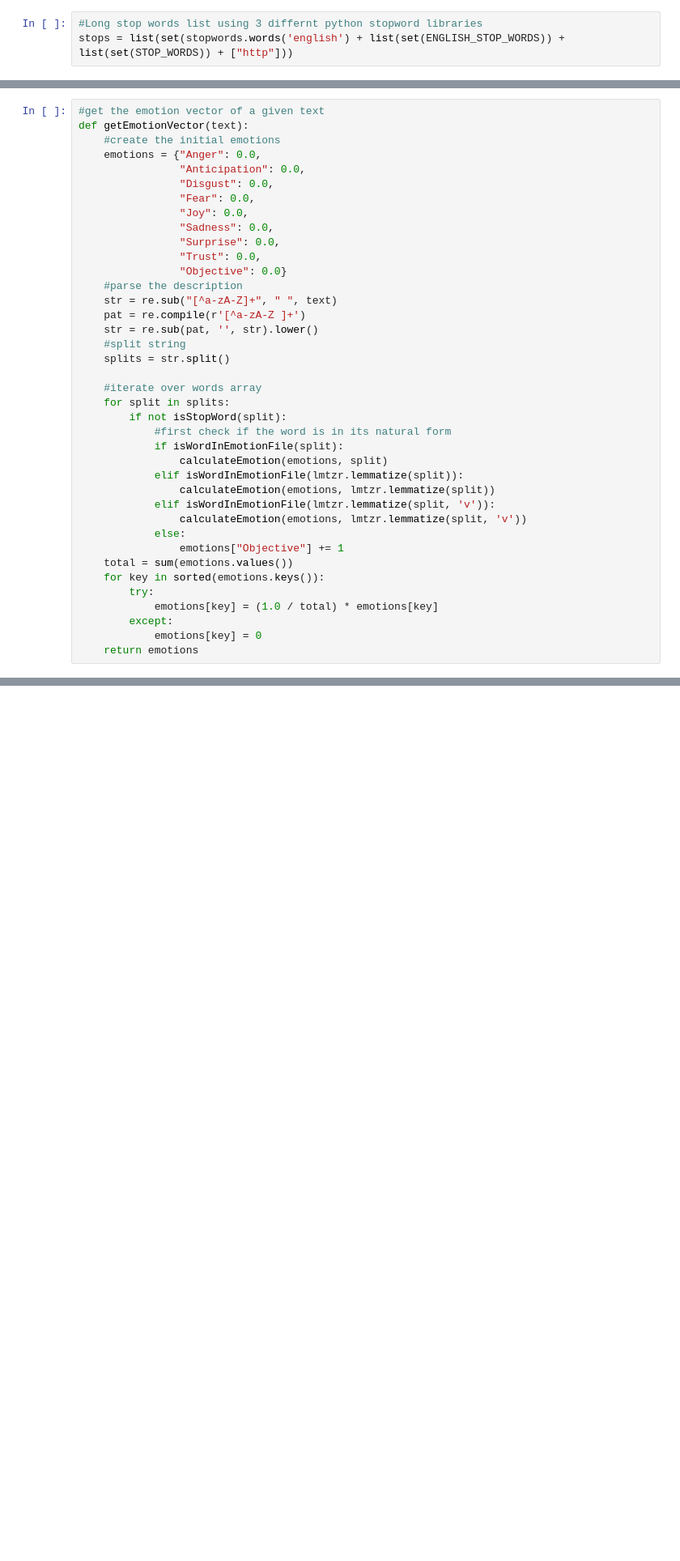
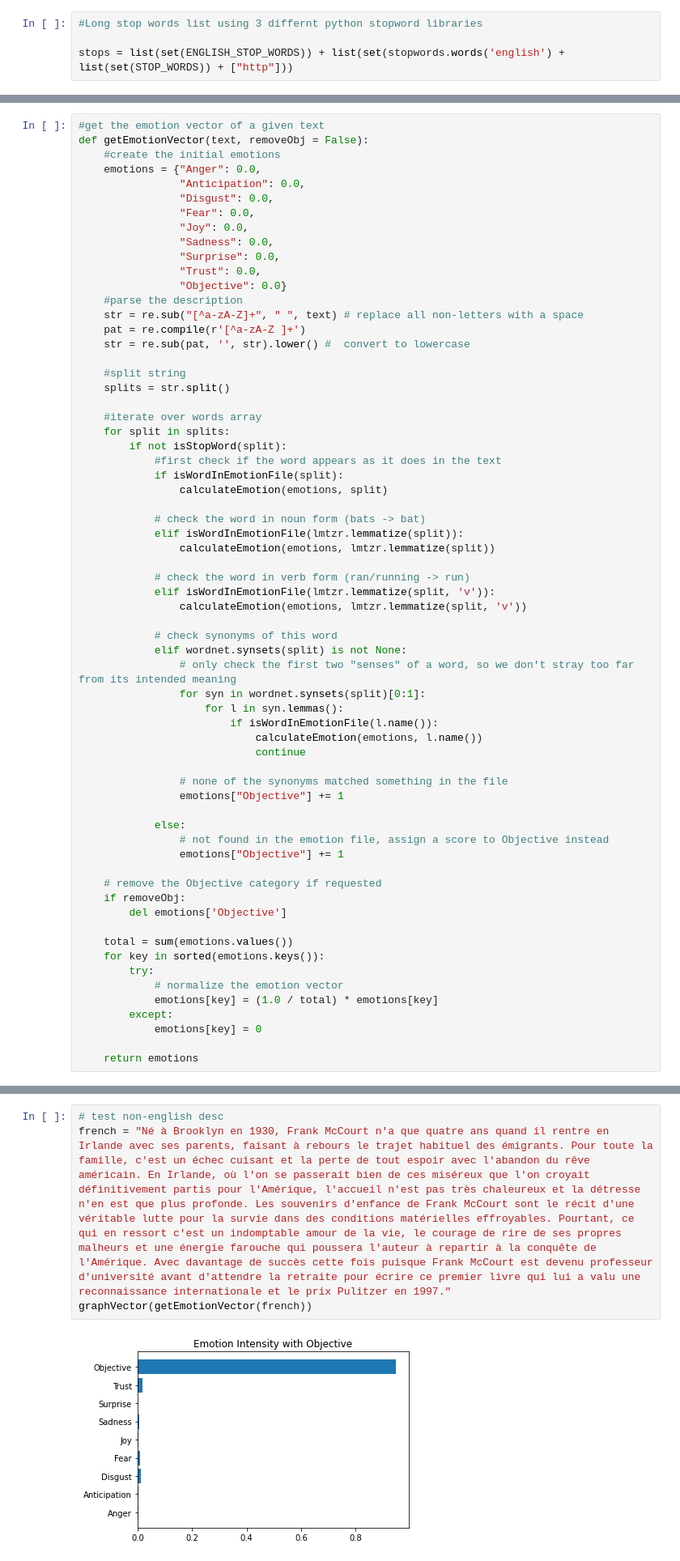
Before and after one commit to PIReTship/StoryTime2.0, a Jupyter notebook: Sandbox/levesson/emotion_description/emotionItensity_Vector_with_objective.ipynb, the cells around one changed output, grey strips where cells are left out. Shown at 81% size. Drawn from its saved outputs; the diff is of its cells as text; blank space fills up the shorter version.

```diff
--- a/Sandbox/levesson/emotion_description/emotionItensity_Vector_with_objective.ipynb
+++ b/Sandbox/levesson/emotion_description/emotionItensity_Vector_with_objective.ipynb
@@ -14,6 +32,7 @@ from nltk.corpus import stopwords
 # %%
 #Long stop words list using 3 differnt python stopword libraries
-stops = list(set(stopwords.words('english') + list(set(ENGLISH_STOP_WORDS)) + list(set(STOP_WORDS)) + ["http"]))
+
+stops = list(set(ENGLISH_STOP_WORDS)) + list(set(stopwords.words('english') +  list(set(STOP_WORDS)) + ["http"]))
 # %%
 #This Block loads the Lexicon and creates a data structure for the emotion-itensity
 
@@ -72,7 +102,7 @@ def calculateEmotion(emotions, word):
     emotions["Trust"] += getEmotionItensity(word, "trust")
 # %%
 #get the emotion vector of a given text
-def getEmotionVector(text):
+def getEmotionVector(text, removeObj = False):
     #create the initial emotions
     emotions = {"Anger": 0.0,
                 "Anticipation": 0.0,
@@ -84,28 +114,54 @@ def getEmotionVector(text):
                 "Trust": 0.0,
                 "Objective": 0.0}
     #parse the description
-    str = re.sub("[^a-zA-Z]+", " ", text)
+    str = re.sub("[^a-zA-Z]+", " ", text) # replace all non-letters with a space
     pat = re.compile(r'[^a-zA-Z ]+')
-    str = re.sub(pat, '', str).lower()
+    str = re.sub(pat, '', str).lower() #  convert to lowercase
+
     #split string
     splits = str.split()
 
     #iterate over words array
     for split in splits:
         if not isStopWord(split):
-            #first check if the word is in its natural form
+            #first check if the word appears as it does in the text
             if isWordInEmotionFile(split):
                 calculateEmotion(emotions, split)
+
+            # check the word in noun form (bats -> bat)
             elif isWordInEmotionFile(lmtzr.lemmatize(split)):
                 calculateEmotion(emotions, lmtzr.lemmatize(split))
+
+            # check the word in verb form (ran/running -> run)
             elif isWordInEmotionFile(lmtzr.lemmatize(split, 'v')):
                 calculateEmotion(emotions, lmtzr.lemmatize(split, 'v'))
+
+            # check synonyms of this word
+            elif wordnet.synsets(split) is not None:
+                # only check the first two "senses" of a word, so we don't stray too far from its intended meaning
+                for syn in wordnet.synsets(split)[0:1]:
+                    for l in syn.lemmas():
+                        if isWordInEmotionFile(l.name()):
+                            calculateEmotion(emotions, l.name())
+                            continue
+
+                # none of the synonyms matched something in the file
+                emotions["Objective"] += 1
+
             else:
+                # not found in the emotion file, assign a score to Objective instead
                 emotions["Objective"] += 1
+
+    # remove the Objective category if requested
+    if removeObj:
+        del emotions['Objective']
+
     total = sum(emotions.values())
     for key in sorted(emotions.keys()):
         try:
+            # normalize the emotion vector
             emotions[key] = (1.0 / total) * emotions[key]
         except:
             emotions[key] = 0
+
     return emotions
@@ -149,0 +276,6 @@ books.to_csv('complete_pl_output.csv')
+# %%
+# test non-english desc
+french = "Né à Brooklyn en 1930, Frank McCourt n'a que quatre ans quand il rentre en Irlande avec ses parents, faisant à rebours le trajet habituel des émigrants. Pour toute la famille, c'est un échec cuisant et la perte de tout espoir avec l'abandon du rêve américain. En Irlande, où l'on se passerait bien de ces miséreux que l'on croyait définitivement partis pour l'Amérique, l'accueil n'est pas très chaleureux et la détresse n'en est que plus profonde. Les souvenirs d'enfance de Frank McCourt sont le récit d'une véritable lutte pour la survie dans des conditions matérielles effroyables. Pourtant, ce qui en ressort c'est un indomptable amour de la vie, le courage de rire de ses propres malheurs et une énergie farouche qui poussera l'auteur à repartir à la conquête de l'Amérique. Avec davantage de succès cette fois puisque Frank McCourt est devenu professeur d'université avant d'attendre la retraite pour écrire ce premier livre qui lui a valu une reconnaissance internationale et le prix Pulitzer en 1997."
+graphVector(getEmotionVector(french))
+# %% [output]
+[figure, added]
```
Also changed, not shown: parts of 25 cells of this notebook.
